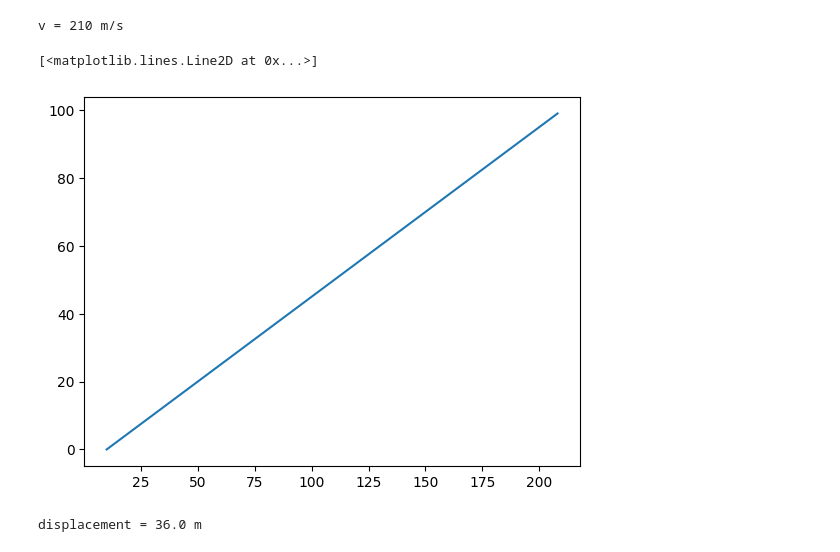
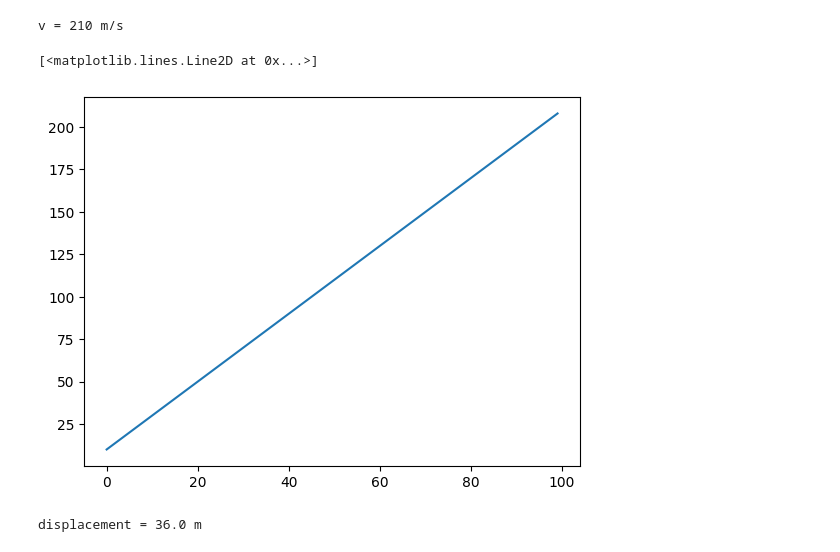
Before and after one commit to cmd-cosmos/learning, a Jupyter notebook: fun-programs/python/physics/motion.ipynb, the cells around one changed output. Cells and saved outputs as stored; diff of their text form; code cells hidden in the pictures.

```diff
--- a/fun-programs/python/physics/motion.ipynb
+++ b/fun-programs/python/physics/motion.ipynb
@@ -19,18 +19,18 @@ v = 210 m/s
 # %%
 # velocity time graph for linear motion
 vel = []
 t_s = []
 for i in range(100):
     v_calc = linear(10, 2, i)
     vel.append(v_calc)
     t_s.append(i)
 
 # print(vel)
 # print(t_s)
-plt.plot(vel, t_s)
+plt.plot(t_s, vel)
 # %% [output]
 [<matplotlib.lines.Line2D at 0x...>]
-[figure, old version]
+[figure, new version]
 # %%
 # second equation of motion
 
```
Also changed, not shown: parts of 1 cell of this notebook.
